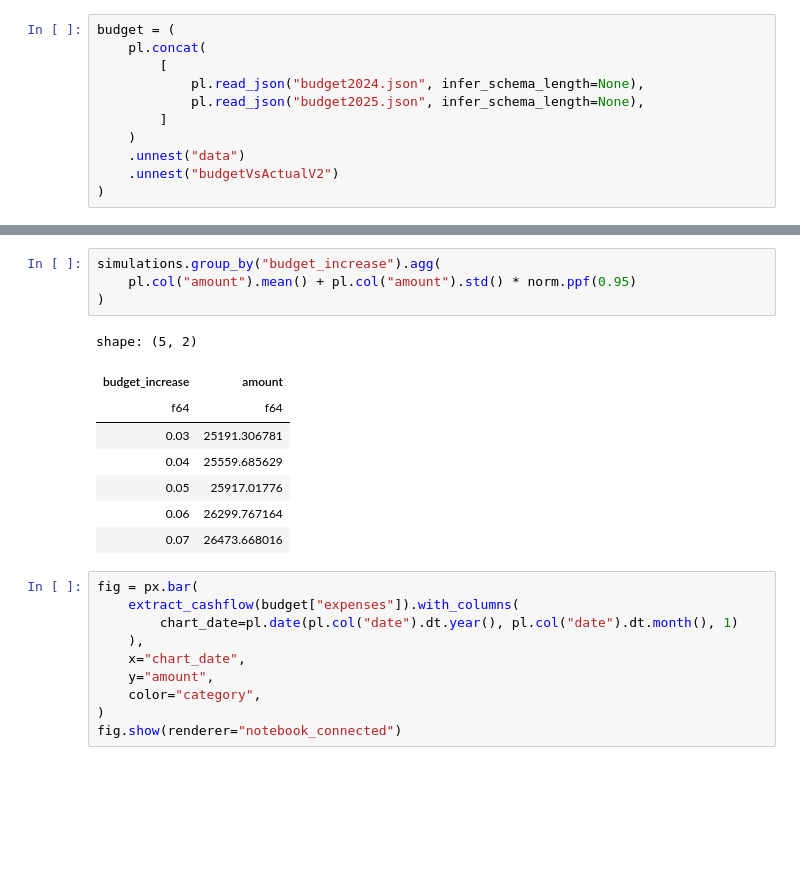
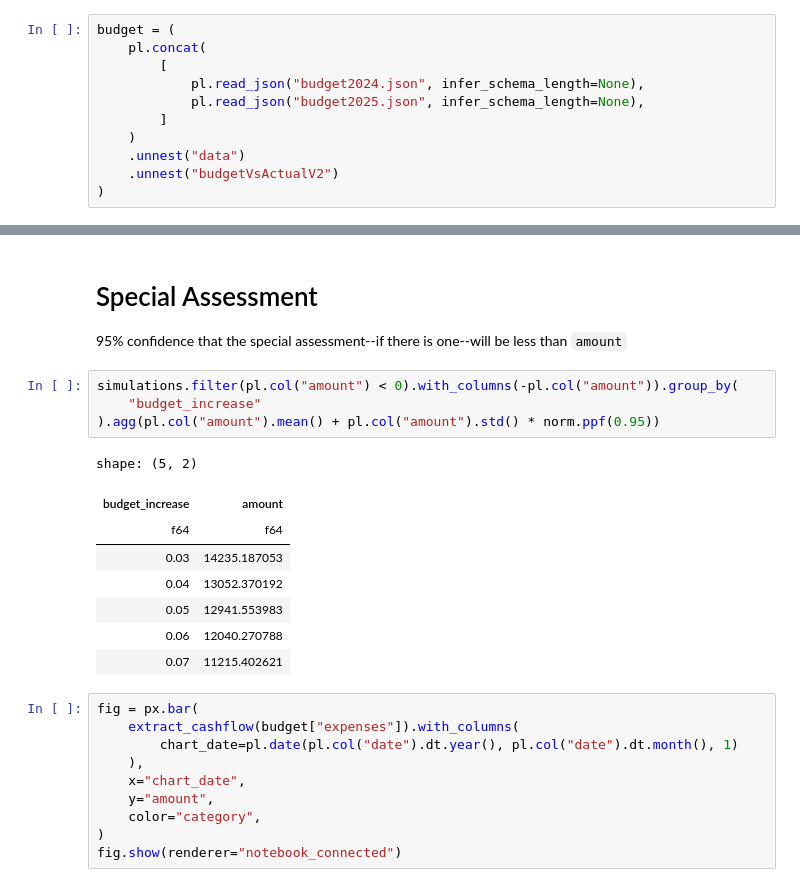
Before and after one commit to johnedmonds/condo, a Jupyter notebook: condo.ipynb, the cells around one changed output, grey strips where cells are left out. Drawn from its saved outputs; the diff is of its cells as text; blank space fills up the shorter version.

```diff
--- a/condo.ipynb
+++ b/condo.ipynb
@@ -147,19 +108,22 @@ fig = px.pie(
 fig.show(renderer="notebook_connected")
 # %% [output]
 [interactive output not drawn]
-# %%
-simulations.group_by("budget_increase").agg(
-    pl.col("amount").mean() + pl.col("amount").std() * norm.ppf(0.95)
-)
-# %% [output]
-shape: (5, 2)
-| budget_increase | amount |
-| f64 | f64 |
-| 0.03 | 25191.306781 |
-| 0.04 | 25559.685629 |
-| 0.05 | 25917.01776 |
-| 0.06 | 26299.767164 |
-| 0.07 | 26473.668016 |
+# %% [markdown]
+# Special Assessment
+95% confidence that the special assessment--if there is one--will be less than `amount`
+# %%
+simulations.filter(pl.col("amount") < 0).with_columns(-pl.col("amount")).group_by(
+    "budget_increase"
+).agg(pl.col("amount").mean() + pl.col("amount").std() * norm.ppf(0.95))
+# %% [output]
+shape: (5, 2)
+| budget_increase | amount |
+| f64 | f64 |
+| 0.03 | 14235.187053 |
+| 0.04 | 13052.370192 |
+| 0.05 | 12941.553983 |
+| 0.06 | 12040.270788 |
+| 0.07 | 11215.402621 |
 # %%
 fig = px.bar(
     extract_cashflow(budget["expenses"]).with_columns(
```
Also changed, not shown: parts of 5 cells of this notebook.
